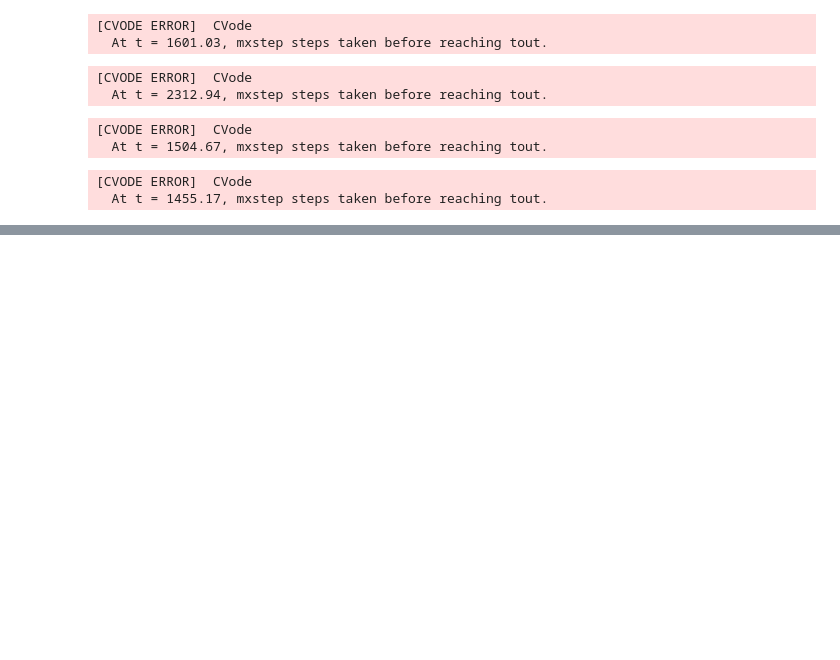
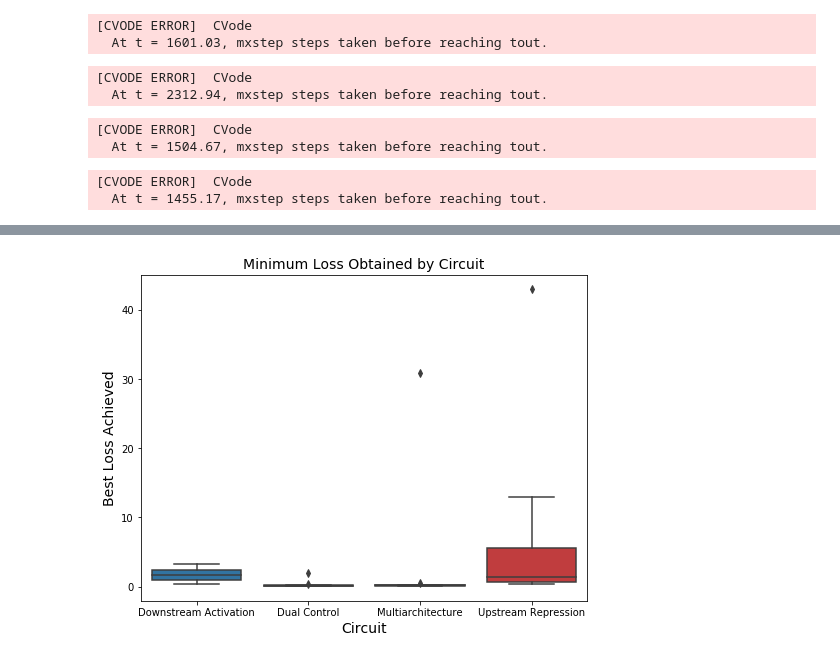
Before and after one commit to cjmerzbacher/msc-thesis, a Jupyter notebook: fixed_architecture_baselines/fixed_architecture_baselines.ipynb, the cells around one changed output, grey strips where cells are left out. Cells and saved outputs as stored; diff of their text form; code cells hidden in the pictures; blank space fills up the shorter version.

```diff
--- a/fixed_architecture_baselines/fixed_architecture_baselines.ipynb
+++ b/fixed_architecture_baselines/fixed_architecture_baselines.ipynb
@@ -627,0 +732,16 @@ Text(0.5, 1.0, 'Loss Trajectory over a Single Iteration, Max_Iters = 2000')
+# %%
+#num_trials_data = pd.read_csv('num_trials_data.csv')
+fig, axs = plt.subplots(1, 1, figsize=(8, 6))
+endpoint = 'Minimum Loss Obtained by Circuit'
+ax = axs
+g = sns.boxplot(
+    data=gc_no_nc,
+    x="Circuit", y="best_loss") #, ci="sd", alpha=0.7)
+
+ax.set_xlabel('Circuit', fontsize=14)
+ax.set_ylabel('Best Loss Achieved', fontsize=14)
+ax.set_title(endpoint, fontsize=14)
+#ax.set_ylim([0, 0.07])
+fig.savefig('min_loss_box_plot_multiarch_nonc.png')
+# %% [output]
+[figure, added]
```
Also changed, not shown: parts of 8 cells of this notebook, 8 other files.
